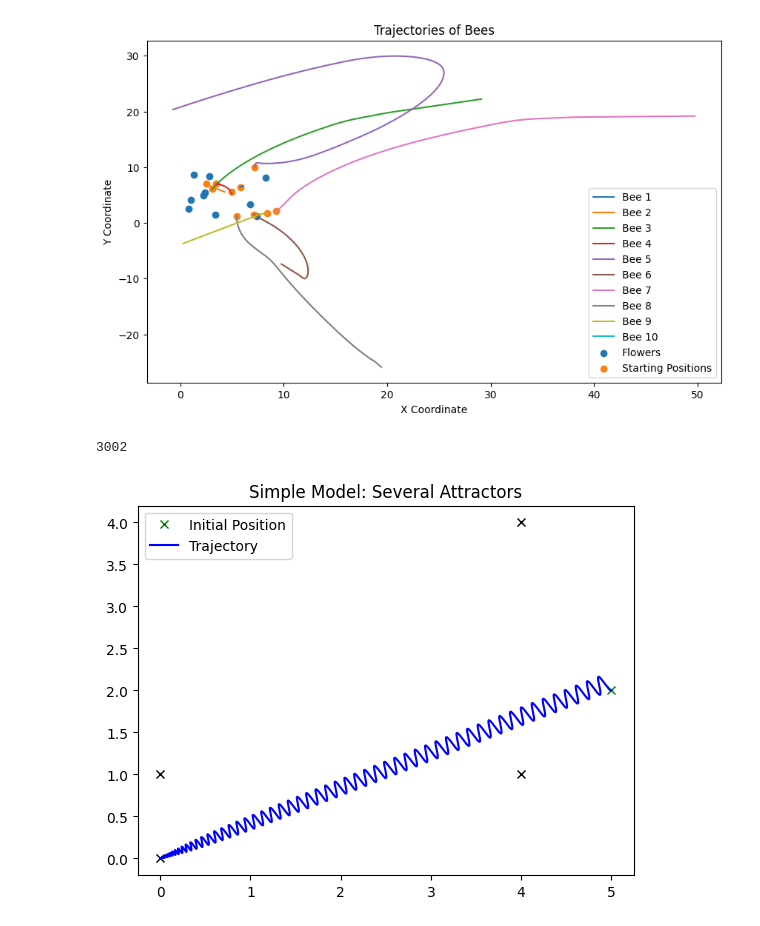
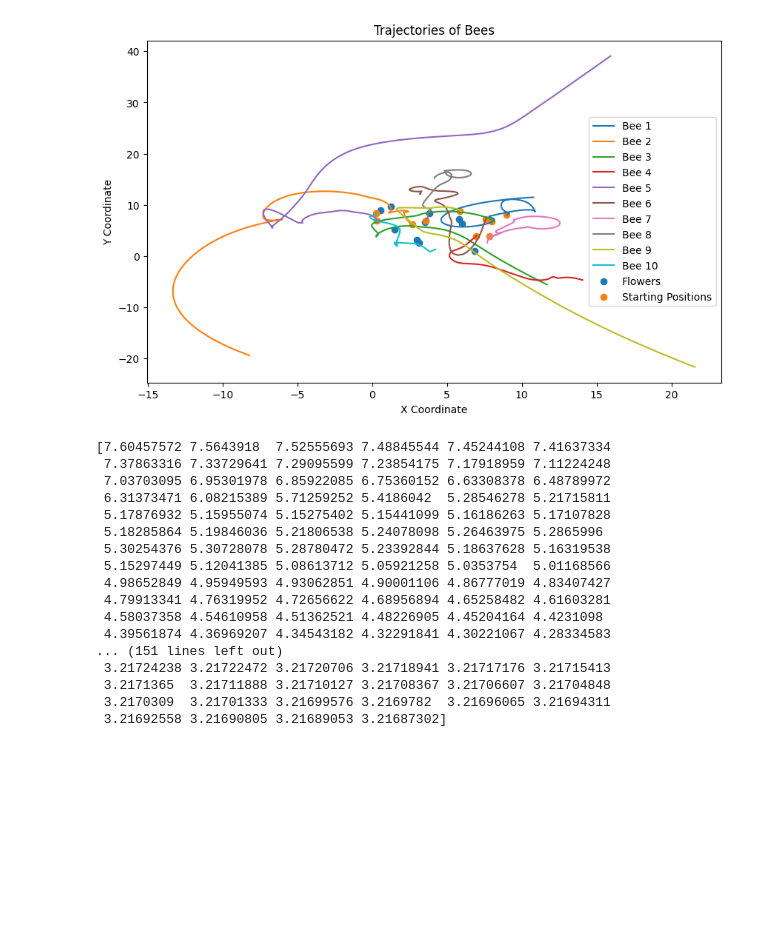
Before and after one commit to samlayton99/Swarm-Dynamics, a Jupyter notebook: matt-version.ipynb, the cells around one changed output. Cells and saved outputs as stored; diff of their text form; code cells hidden in the pictures; blank space fills up the shorter version.

```diff
--- a/matt-version.ipynb
+++ b/matt-version.ipynb
@@ -36,7 +36,7 @@ def attraction_to_flower(mutual_attraction, mutual_distances, sigma=1):
     # normalize the distance and divide by the norm of the attraction vectors plus 1
     return (velocity_unit_vector * gauss_dist(mutual_distances, sigma)) / (1 + np.linalg.norm(mutual_attraction, axis=0))
 # %%
-def attraction_to_flower(mutual_attraction, mutual_distances, gamma, sigma=1):
+def attraction_to_flower(attraction_differences, distances, gamma, sigma=1):
     """
     Include gamma array to modulate the attraction based on visited flowers.
     Params:
@@ -45,6 +45,7 @@ def attraction_to_flower(mutual_attraction, mutual_distances, gamma, sigma=1):
         gamma: array representing the attraction modulation
         max_velocity: float
     """
-    velocity_unit_vector = mutual_distances / np.linalg.norm(mutual_distances, axis=0, keepdims=True)
-    attraction_modulated = mutual_attraction * gamma  # Modulate attraction by gamma
-    return (velocity_unit_vector * gauss_dist(mutual_distances, sigma)) / (1 + np.linalg.norm(attraction_modulated, axis=0, keepdims=True))
+    velocity_unit_vector = distances / np.linalg.norm(distances, axis=0, keepdims=True)
+    net_attraction = (velocity_unit_vector * gauss_dist(distances, sigma)) / (1 + np.linalg.norm(attraction_differences, axis=0, keepdims=True))
+    # print(gamma)
+    return net_attraction * gamma
@@ -86,14 +87,14 @@ def gamma_update(gamma, decay_factor, t, T_i):
 #     velocity = nu * velocity_vector.sum(axis=1) / (xsi + np.linalg.norm(velocity_vector.sum(axis=1), axis=0, keepdims=True))
 #     return velocity.flatten()
 
-def ode(t, x, nu, xsi, gamma, T_i, decay_factor, eps):
+def ode(t, x, nu, xsi, sigma, gamma, T_i, decay_factor, eps):
     bee_positions = x.reshape((2, -1))
     distance = bee_positions[:, :, np.newaxis] - flower_positions[:, np.newaxis, :]
 
     # Update gamma based on the current time and visitation status
     gamma = gamma_update(gamma, decay_factor=decay_factor, t=t, T_i=T_i)
 
-    velocity_vector = attraction_to_flower(attraction_differences, distance, gamma)
+    velocity_vector = attraction_to_flower(attraction_differences, distance, gamma, sigma)
     velocity = nu * velocity_vector.sum(axis=1) / (xsi + np.linalg.norm(velocity_vector.sum(axis=1), axis=0, keepdims=True))
 
     # Check and update visitation status
@@ -119,11 +120,12 @@ n = flower_qnty  # Number of flowers
 gamma = np.ones(n)  # Initialize gamma as a vector of ones
 T_i = -np.ones(n)  # Initialize T_i as a vector of negative ones (indicating no visits yet)
 decay_factor = 1.0  # Decay rate for gamma
-eps = 0.1  # Epsilon for distance to flower
+eps = 1  # Epsilon for distance to flower
 
 # Parameters for the ODE
 nu = 10
 xsi = 1
+sigma = 1
 
 # Define the time span for the simulation
 t_span = [0, 100]  # Start and end times
@@ -132,45 +134,53 @@ t_span = [0, 100]  # Start and end times
 initial_conditions = bee_positions.flatten()
 
 # Call solve_ivp
-solution = solve_ivp(ode, t_span, initial_conditions, args=(nu, xsi, gamma, T_i, decay_factor, eps), dense_output=True)
+solution = solve_ivp(ode, t_span, initial_conditions, args=(nu, xsi, sigma, gamma, T_i, decay_factor, eps), dense_output=True)
 
 # Extract the solution
 trajectory = solution.sol
 
 
 # Define time points at which to evaluate the solution
-time_points = np.linspace(t_span[0], t_span[1], 400)  # Adjust the number of points as needed
+time_points = np.linspace(t_span[0], t_span[1], t_span[1] * 10)
 trajectories = solution.sol(time_points)
 
 # Plotting
 plt.figure(figsize=(10, 6))
 
 num_bees = bee_qnty  # Number of bees
 for i in range(num_bees):
     # Extracting the x and y coordinates of the i-th bee
     x = trajectories[i, :]
     y = trajectories[num_bees + i, :]
     plt.plot(x, y, label=f'Bee {i+1}')
 # plot the flowers
 plt.scatter(flower_positions[0, :], flower_positions[1, :], label='Flowers')
 # plot the starting positions of the bees
 plt.scatter(bee_positions[0, :], bee_positions[1, :], label='Starting Positions')
 plt.xlabel('X Coordinate')
 plt.ylabel('Y Coordinate')
 plt.title('Trajectories of Bees')
 plt.legend()
 plt.show()
+
+# print the trajectory points of bee # 6
+print(trajectories[5, :])
 # %% [output]
-[figure, old version]
+[figure, new version]
+[7.60457572 7.5643918  7.52555693 7.48845544 7.45244108 7.41637334
+ 7.37863316 7.33729641 7.29095599 7.23854175 7.17918959 7.11224248
+ 7.03703095 6.95301978 6.85922085 6.75360152 6.63308378 6.48789972
+ 6.31373471 6.08215389 5.71259252 5.4186042  5.28546278 5.21715811
+ 5.17876932 5.15955074 5.15275402 5.15441099 5.16186263 5.17107828
+ 5.18285864 5.19846036 5.21806538 5.24078098 5.26463975 5.2865996
+ 5.30254376 5.30728078 5.28780472 5.23392844 5.18637628 5.16319538
+ 5.15297449 5.12041385 5.08613712 5.05921258 5.0353754  5.01168566
+ 4.98652849 4.95949593 4.93062851 4.90001106 4.86777019 4.83407427
+ 4.79913341 4.76319952 4.72656622 4.68956894 4.65258482 4.61603281
+ 4.58037358 4.54610958 4.51362521 4.48226905 4.45204164 4.4231098
+ 4.39561874 4.36969207 4.34543182 4.32291841 4.30221067 4.28334583
+... (151 lines left out)
+ 3.21724238 3.21722472 3.21720706 3.21718941 3.21717176 3.21715413
+ 3.2171365  3.21711888 3.21710127 3.21708367 3.21706607 3.21704848
+ 3.2170309  3.21701333 3.21699576 3.2169782  3.21696065 3.21694311
+ 3.21692558 3.21690805 3.21689053 3.21687302]
-# %%
-for attractor in attractors:
-    plt.plot(attractor[0][0],attractor[0][1],'kx')
-plt.plot(5,2,"gx",label="Initial Position")
-print(len(sol.y[0]))
-plt.plot(sol.y[0],sol.y[1],'b-',label="Trajectory")
-plt.title("Simple Model: Several Attractors")
-plt.legend(loc="best")
-plt.savefig("several_attractors2.png",dpi=100)
-# %% [output]
-3002
-[figure, removed]
```
Also changed, not shown: parts of 4 cells of this notebook.
